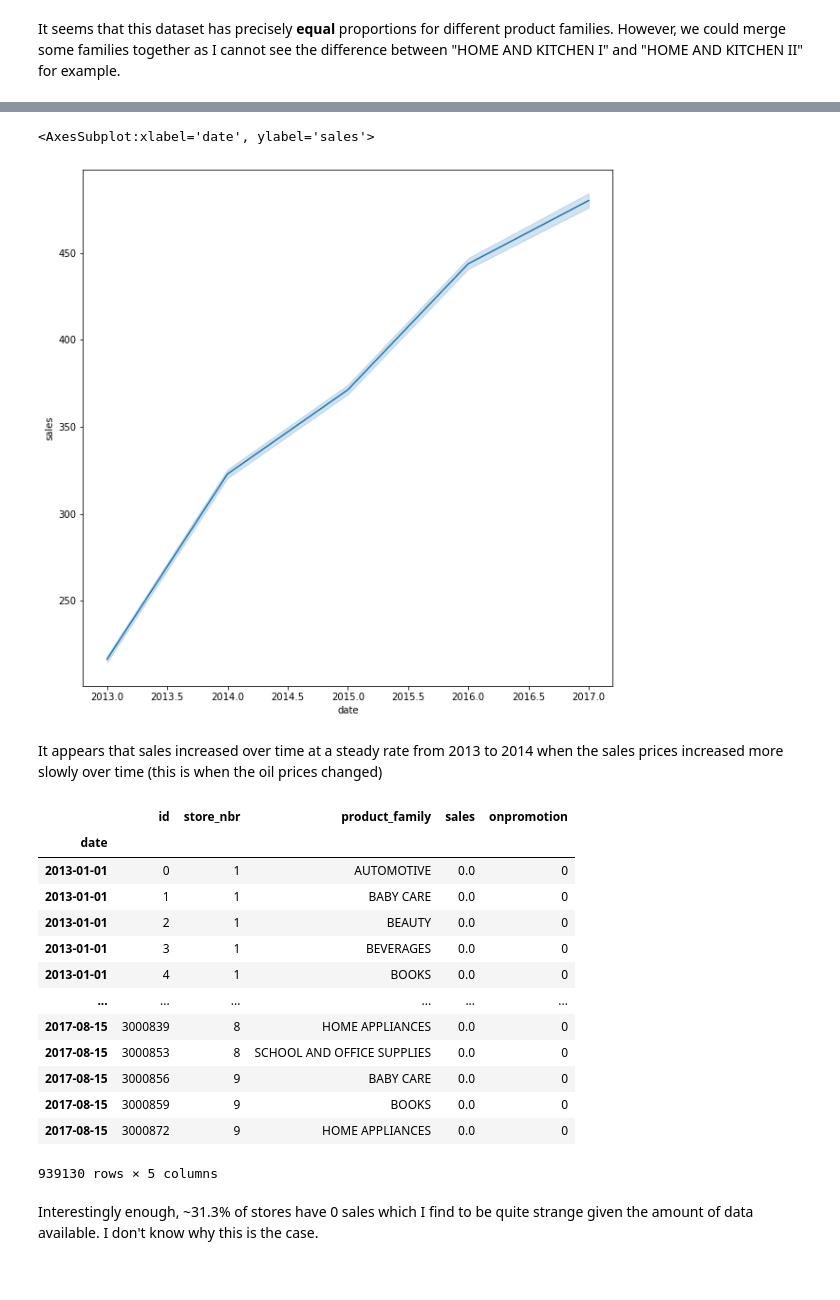
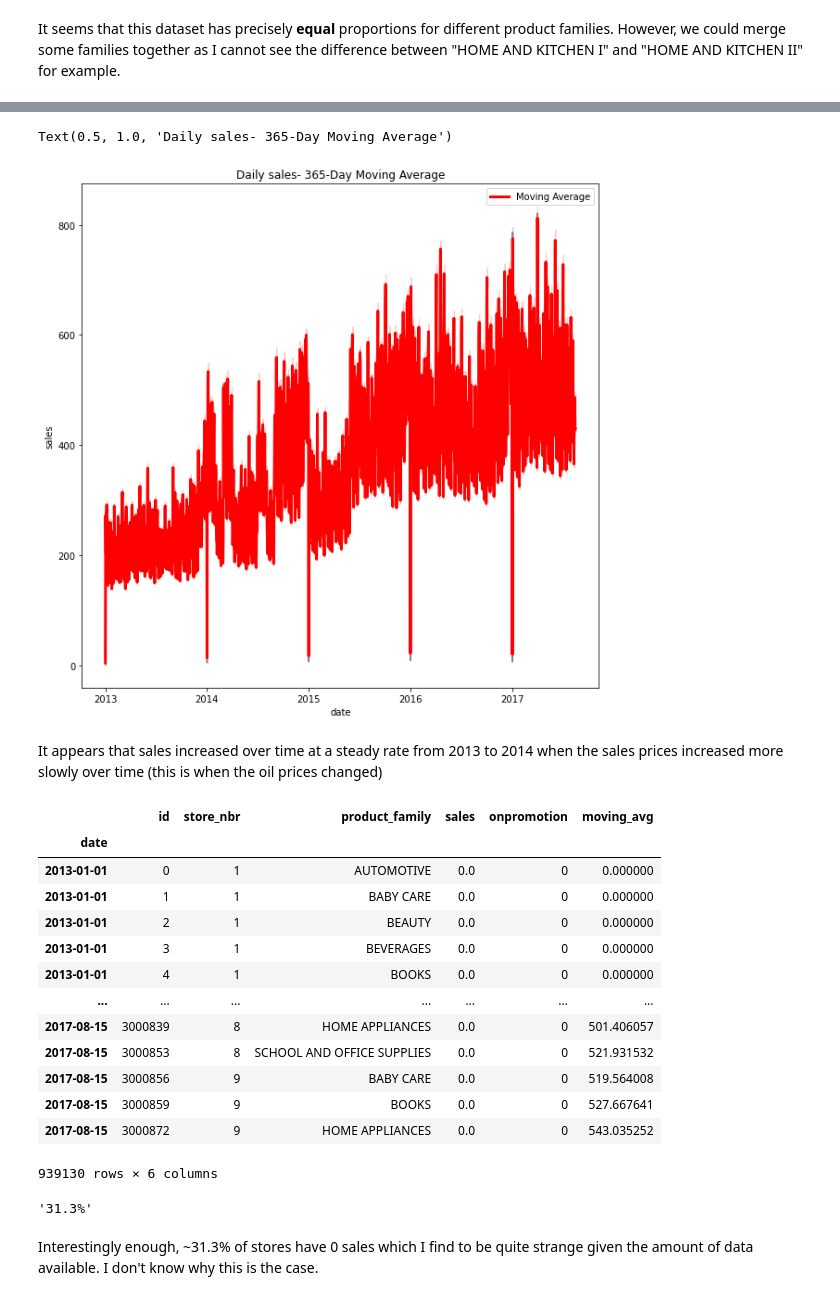
Before and after one commit to HelloWorld183L/EDA_Work, a Jupyter notebook: salestimeseries.ipynb, the cells around one changed output, grey strips where cells are left out. Drawn from its saved outputs; the diff is of its cells as text; code cells hidden in the pictures.

```diff
--- a/salestimeseries.ipynb
+++ b/salestimeseries.ipynb
@@ -68,11 +69,11 @@ test_df = pd.read_csv(BASE_PATH + 'test.csv', parse_dates=['date'])
 oil_df = pd.read_csv(BASE_PATH + 'oil.csv', parse_dates=['date'])
 sample_submission_df = pd.read_csv(BASE_PATH + 'sample_submission.csv')
 
-holiday_events_df = holiday_events_df.set_index('date').to_period("D")
-transactions_df = transactions_df.set_index('date').to_period("D")
-train_df = train_df.set_index('date').to_period("D")
-test_df = test_df.set_index('date').to_period("D")
-oil_df = oil_df.set_index("date").to_period("D")
+holiday_events_df = holiday_events_df.set_index('date')
+transactions_df = transactions_df.set_index('date')
+train_df = train_df.set_index('date')
+test_df = test_df.set_index('date')
+oil_df = oil_df.set_index("date")
 # %%
 holiday_events_df
 # %% [output]
@@ -730,31 +793,44 @@ It seems that this dataset has precisely **equal** proportions for different pro
 # %%
 _, _ = plt.subplots(figsize=(10,10))
-sns.lineplot(x=train_df.index.year, y='sales', data=train_df)
+
+train_df['moving_avg'] = train_df['sales'].rolling(
+    window=182,
+    center=True,
+    min_periods=91,
+).mean()
+
+sns.lineplot(x=train_df.index, y='sales', ci=False, data=train_df, color="0.5")
+sns.lineplot(x=train_df.index, y='moving_avg', data=train_df,
+             linewidth=3, label="Moving Average",
+             color="red")
+plt.title("Daily sales- 365-Day Moving Average")
 # %% [output]
-<AxesSubplot:xlabel='date', ylabel='sales'>
+Text(0.5, 1.0, 'Daily sales- 365-Day Moving Average')
-[figure, old version]
+[figure, new version]
 # %% [markdown]
 It appears that sales increased over time at a steady rate from 2013 to 2014 when the sales prices increased more slowly over time (this is when the oil prices changed)
 # %%
 train_df[train_df['sales'] == 0]
 # %% [output]
-|  | id | store_nbr | product_family | sales | onpromotion |
-| date |  |  |  |  |  |
-| 2013-01-01 | 0 | 1 | AUTOMOTIVE | 0.0 | 0 |
-| 2013-01-01 | 1 | 1 | BABY CARE | 0.0 | 0 |
-| 2013-01-01 | 2 | 1 | BEAUTY | 0.0 | 0 |
-| 2013-01-01 | 3 | 1 | BEVERAGES | 0.0 | 0 |
-| 2013-01-01 | 4 | 1 | BOOKS | 0.0 | 0 |
-| ... | ... | ... | ... | ... | ... |
-| 2017-08-15 | 3000839 | 8 | HOME APPLIANCES | 0.0 | 0 |
-| 2017-08-15 | 3000853 | 8 | SCHOOL AND OFFICE SUPPLIES | 0.0 | 0 |
-| 2017-08-15 | 3000856 | 9 | BABY CARE | 0.0 | 0 |
-| 2017-08-15 | 3000859 | 9 | BOOKS | 0.0 | 0 |
-| 2017-08-15 | 3000872 | 9 | HOME APPLIANCES | 0.0 | 0 |
+|  | id | store_nbr | product_family | sales | onpromotion | moving_avg |
+| date |  |  |  |  |  |  |
+| 2013-01-01 | 0 | 1 | AUTOMOTIVE | 0.0 | 0 | 0.000000 |
+| 2013-01-01 | 1 | 1 | BABY CARE | 0.0 | 0 | 0.000000 |
+| 2013-01-01 | 2 | 1 | BEAUTY | 0.0 | 0 | 0.000000 |
+| 2013-01-01 | 3 | 1 | BEVERAGES | 0.0 | 0 | 0.000000 |
+| 2013-01-01 | 4 | 1 | BOOKS | 0.0 | 0 | 0.000000 |
+| ... | ... | ... | ... | ... | ... | ... |
+| 2017-08-15 | 3000839 | 8 | HOME APPLIANCES | 0.0 | 0 | 501.406057 |
+| 2017-08-15 | 3000853 | 8 | SCHOOL AND OFFICE SUPPLIES | 0.0 | 0 | 521.931532 |
+| 2017-08-15 | 3000856 | 9 | BABY CARE | 0.0 | 0 | 519.564008 |
+| 2017-08-15 | 3000859 | 9 | BOOKS | 0.0 | 0 | 527.667641 |
+| 2017-08-15 | 3000872 | 9 | HOME APPLIANCES | 0.0 | 0 | 543.035252 |
-939130 rows × 5 columns
+939130 rows × 6 columns
 # %%
 sales_above_0_percent = len(train_df[train_df['sales'] == 0]) / len(train_df) * 100
 f'{round(sales_above_0_percent, 2)}%'
+# %% [output]
+'31.3%'
 # %% [markdown]
 Interestingly enough, ~31.3% of stores have 0 sales which I find to be quite strange given the amount of data available. I don't know why this is the case.
 # %%
```
Also changed, not shown: parts of 32 cells of this notebook.
